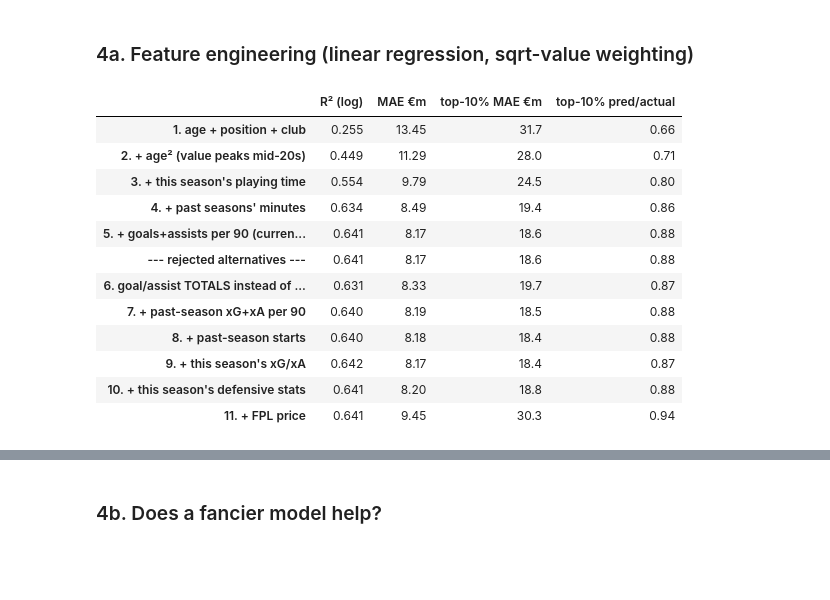
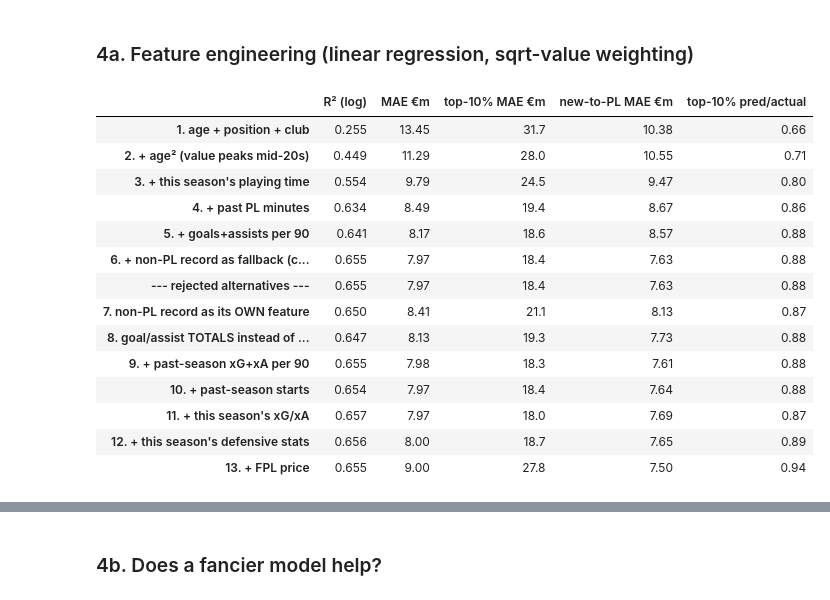
Before and after one commit to mlodyheros/pl-value, a Jupyter notebook: notebooks/01_model_exploration.ipynb, the cells around one changed output, grey strips where cells are left out. Drawn from its saved outputs; the diff is of its cells as text; code cells hidden in the pictures; blank space fills up the shorter version.

```diff
--- a/notebooks/01_model_exploration.ipynb
+++ b/notebooks/01_model_exploration.ipynb
@@ -226,6 +230,17 @@ mins = df.hist_minutes.clip(lower=1)
 df["hist_starts_per_season"] = df.hist_starts / seasons
 df["hist_gi_total"] = df.hist_goals + df.hist_assists
 df["hist_xgi_per90"] = (df.hist_xg + df.hist_xa) / mins * 90
+df["hist_minutes_share"] = df.hist_minutes / (seasons * 3420)
+df["hist_gi_per90"] = (df.hist_goals + df.hist_assists) / mins * 90
+df["nonpl_minutes_share"] = df.nonpl_minutes / df.nonpl_available_minutes.clip(lower=1)
+df["nonpl_gi_per90"] = (
+    (df.nonpl_goals + df.nonpl_assists) / df.nonpl_minutes.clip(lower=1) * 90
+)
+# "PL history only" = the model before Understat was added
+pl_only = [f for f in NUMERIC_FEATURES
+           if f not in ("career_minutes_share", "career_gi_per90", "has_any_history")]
+pl_only = pl_only + ["hist_minutes_share", "hist_gi_per90"]
+newcomer = (df.has_hist_record == 0).to_numpy()
 
 values = df.market_value_eur.to_numpy()
 y_log = np.log1p(values)
@@ -249,57 +264,68 @@ def cv_eval(numeric, regressor=None, weighted=True, categorical=CATEGORICAL_FEAT
         pred = np.expm1(pipe.predict(df.iloc[te][cols]))
         err = np.abs(pred - values[te])
         t = top[te]
+        nb = newcomer[te]
         rows.append([
             1 - ((np.log1p(pred) - y_log[te]) ** 2).sum() / ((y_log[te] - y_log[te].mean()) ** 2).sum(),
             err.mean() / 1e6,
             err[t].mean() / 1e6,
             (pred[t] / values[te][t]).mean(),
+            err[nb].mean() / 1e6,
         ])
     r = np.nanmean(rows, axis=0)
-    return {"R² (log)": r[0], "MAE €m": r[1], "top-10% MAE €m": r[2], "top-10% pred/actual": r[3]}
+    return {"R² (log)": r[0], "MAE €m": r[1], "top-10% MAE €m": r[2],
+            "new-to-PL MAE €m": r[4], "top-10% pred/actual": r[3]}
 
 
 def table(results):
     return pd.DataFrame(results).T.style.format(
-        {"R² (log)": "{:.3f}", "MAE €m": "{:.2f}", "top-10% MAE €m": "{:.1f}", "top-10% pred/actual": "{:.2f}"}
+        {"R² (log)": "{:.3f}", "MAE €m": "{:.2f}", "top-10% MAE €m": "{:.1f}",
+         "new-to-PL MAE €m": "{:.2f}", "top-10% pred/actual": "{:.2f}"}
     ).background_gradient(subset=["MAE €m"], cmap="RdYlGn_r")
 # %% [markdown]
 ### 4a. Feature engineering (linear regression, sqrt-value weighting)
 # %%
 base = ["age", "goals", "assists", "penalties", "appearances"]
 this_season = ["has_fpl_record", "minutes_share", "starts_share"]
 history = ["has_hist_record", "hist_minutes_share"]
-no_rate = [f for f in NUMERIC_FEATURES if f != "hist_gi_per90"]
+no_rate = [f for f in NUMERIC_FEATURES if f != "career_gi_per90"]
+df["career_gi_total"] = np.where(df.has_hist_record == 1,
+                                 df.hist_goals + df.hist_assists,
+                                 df.nonpl_goals + df.nonpl_assists)
 
 sets = {
     "1. age + position + club": ["age"],
     "2. + age² (value peaks mid-20s)": ["age", "age_squared"],
     "3. + this season's playing time": ["age", "age_squared"] + this_season,
-    "4. + past seasons' minutes": no_rate,
-    "5. + goals+assists per 90 (current model)": NUMERIC_FEATURES,
+    "4. + past PL minutes": [f for f in pl_only if f != "hist_gi_per90"],
+    "5. + goals+assists per 90": pl_only,
+    "6. + non-PL record as fallback (current)": NUMERIC_FEATURES,
     "--- rejected alternatives ---": NUMERIC_FEATURES,
-    "6. goal/assist TOTALS instead of the rate": no_rate + ["hist_gi_total"],
-    "7. + past-season xG+xA per 90": NUMERIC_FEATURES + ["hist_xgi_per90"],
-    "8. + past-season starts": NUMERIC_FEATURES + ["hist_starts_per_season"],
-    "9. + this season's xG/xA": NUMERIC_FEATURES + ["xgi_per_gw"],
-    "10. + this season's defensive stats": NUMERIC_FEATURES + ["def_per_gw"],
-    "11. + FPL price": NUMERIC_FEATURES + ["fpl_price"],
+    "7. non-PL record as its OWN feature": pl_only + ["has_nonpl_record", "nonpl_minutes_share", "nonpl_gi_per90"],
+    "8. goal/assist TOTALS instead of the rate": no_rate + ["career_gi_total"],
+    "9. + past-season xG+xA per 90": NUMERIC_FEATURES + ["hist_xgi_per90"],
+    "10. + past-season starts": NUMERIC_FEATURES + ["hist_starts_per_season"],
+    "11. + this season's xG/xA": NUMERIC_FEATURES + ["xgi_per_gw"],
+    "12. + this season's defensive stats": NUMERIC_FEATURES + ["def_per_gw"],
+    "13. + FPL price": NUMERIC_FEATURES + ["fpl_price"],
 }
 table({name: cv_eval(cols) for name, cols in sets.items()})
 # %% [output]
-|  | R² (log) | MAE €m | top-10% MAE €m | top-10% pred/actual |
-| 1. age + position + club | 0.255 | 13.45 | 31.7 | 0.66 |
-| 2. + age² (value peaks mid-20s) | 0.449 | 11.29 | 28.0 | 0.71 |
-| 3. + this season's playing time | 0.554 | 9.79 | 24.5 | 0.80 |
-| 4. + past seasons' minutes | 0.634 | 8.49 | 19.4 | 0.86 |
-| 5. + goals+assists per 90 (curren... | 0.641 | 8.17 | 18.6 | 0.88 |
-| --- rejected alternatives --- | 0.641 | 8.17 | 18.6 | 0.88 |
-| 6. goal/assist TOTALS instead of ... | 0.631 | 8.33 | 19.7 | 0.87 |
-| 7. + past-season xG+xA per 90 | 0.640 | 8.19 | 18.5 | 0.88 |
-| 8. + past-season starts | 0.640 | 8.18 | 18.4 | 0.88 |
-| 9. + this season's xG/xA | 0.642 | 8.17 | 18.4 | 0.87 |
-| 10. + this season's defensive stats | 0.641 | 8.20 | 18.8 | 0.88 |
-| 11. + FPL price | 0.641 | 9.45 | 30.3 | 0.94 |
+|  | R² (log) | MAE €m | top-10% MAE €m | new-to-PL MAE €m | top-10% pred/actual |
+| 1. age + position + club | 0.255 | 13.45 | 31.7 | 10.38 | 0.66 |
+| 2. + age² (value peaks mid-20s) | 0.449 | 11.29 | 28.0 | 10.55 | 0.71 |
+| 3. + this season's playing time | 0.554 | 9.79 | 24.5 | 9.47 | 0.80 |
+| 4. + past PL minutes | 0.634 | 8.49 | 19.4 | 8.67 | 0.86 |
+| 5. + goals+assists per 90 | 0.641 | 8.17 | 18.6 | 8.57 | 0.88 |
+| 6. + non-PL record as fallback (c... | 0.655 | 7.97 | 18.4 | 7.63 | 0.88 |
+| --- rejected alternatives --- | 0.655 | 7.97 | 18.4 | 7.63 | 0.88 |
+| 7. non-PL record as its OWN feature | 0.650 | 8.41 | 21.1 | 8.13 | 0.87 |
+| 8. goal/assist TOTALS instead of ... | 0.647 | 8.13 | 19.3 | 7.73 | 0.88 |
+| 9. + past-season xG+xA per 90 | 0.655 | 7.98 | 18.3 | 7.61 | 0.88 |
+| 10. + past-season starts | 0.654 | 7.97 | 18.4 | 7.64 | 0.88 |
+| 11. + this season's xG/xA | 0.657 | 7.97 | 18.0 | 7.69 | 0.87 |
+| 12. + this season's defensive stats | 0.656 | 8.00 | 18.7 | 7.65 | 0.89 |
+| 13. + FPL price | 0.655 | 9.00 | 27.8 | 7.50 | 0.94 |
 # %% [markdown]
 What to take from this:
 
```
Also changed, not shown: parts of 14 cells of this notebook.
